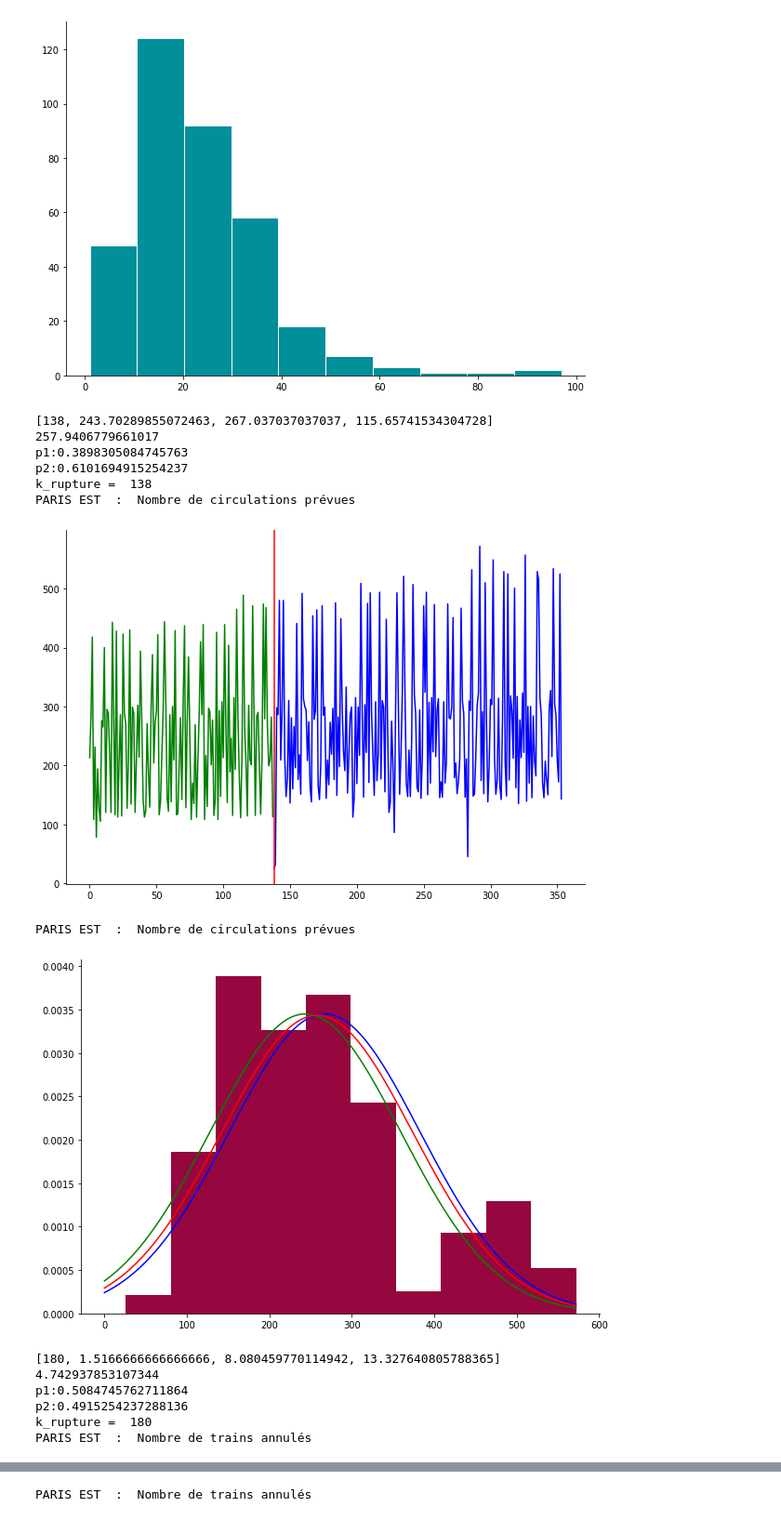
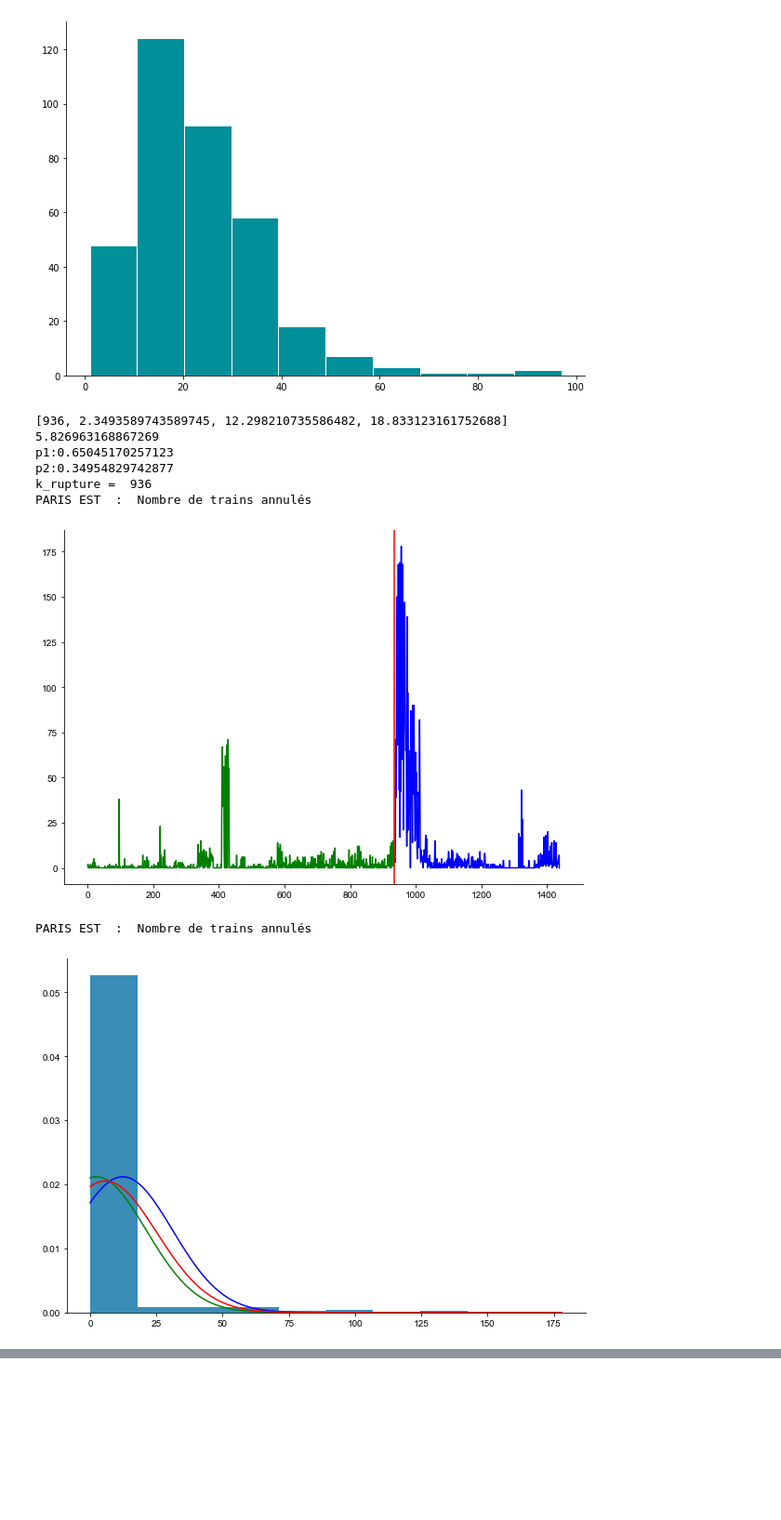
Before and after one commit to Paulthibaud/change-Point-model, a Jupyter notebook: SNCF_TGV-Copy1.ipynb, the cells around one changed output, grey strips where cells are left out. Shown at 93% size. Cells and saved outputs as stored; diff of their text form; code cells hidden in the pictures; blank space fills up the shorter version.

```diff
--- a/SNCF_TGV-Copy1.ipynb
+++ b/SNCF_TGV-Copy1.ipynb
@@ -329,7 +329,7 @@ import numpy as np
 def normal(x, mu_, sigma_):
     return (1/np.sqrt(2*np.pi*sigma_**2)) * np.exp(-1/2 * (x-mu_)**2/sigma_**2)
 
-import numpy
+
 def log_vraisemblance(data,mu1, mu2, sigma_,k):
     sums =  -1/(2*sigma_**2)*np.sum((data[:k] - mu1)**2) - 1/(2*sigma_**2) * np.sum((data[k:] - mu2)**2)
     return sums
@@ -344,7 +344,7 @@ def rupture(X):
         if ((mu1!=0) & (mu2 != 0)):
             log_ = log_vraisemblance(X,mu1,mu2,sigma_,k)
             logv_.append(log_)
-    kmax = (numpy.where(logv_ == max(logv_))[0])[0]
+    kmax = (np.where(logv_ == max(logv_))[0])[0]
     return [kmax,np.mean(X[:kmax]),np.mean(X[kmax:]),sigma_]
 # %%
 def Etat(gare,nom, colonne):
@@ -390,7 +390,7 @@ def Etat(gare,nom, colonne):
     ax1.xaxis.set_ticks_position('bottom')
     #ax1.set_yticks([])
 
-    plt.hist(gare[colonne].values,color=numpy.random.rand(3),density =True)
+    plt.hist(gare[colonne].values,color=np.random.rand(3),density =True)
 
     plt.plot(P1,color='g')
     plt.plot(P2,color='b')
@@ -398,24 +398,17 @@ def Etat(gare,nom, colonne):
     plt.show()
 # %%
 def etat_gare(gare,nom):
-    gare_1=df[df['Gare de départ']=='PARIS EST']
-    Etat(gare_1,nom,'Nombre de circulations prévues')
+    gare_1=gare
     Etat(gare_1,nom,'Nombre de trains annulés')
 # %%
-etat_gare(df,"PARIS EST")
+etat_gare(df[df['Gare de départ']=='PARIS LYON'],"PARIS EST")
 # %% [output]
-[138, 243.70289855072463, 267.037037037037, 115.65741534304728]
-257.9406779661017
-p1:0.3898305084745763
-p2:0.6101694915254237
-k_rupture =  138
-PARIS EST  :  Nombre de circulations prévues
+[936, 2.3493589743589745, 12.298210735586482, 18.833123161752688]
+5.826963168867269
+p1:0.65045170257123
+p2:0.34954829742877
+k_rupture =  936
+PARIS EST  :  Nombre de trains annulés
-[figure, old version]
+[figure, new version]
-PARIS EST  :  Nombre de circulations prévues
+PARIS EST  :  Nombre de trains annulés
-[figure, old version]
+[figure, new version]
-[180, 1.5166666666666666, 8.080459770114942, 13.327640805788365]
-4.742937853107344
-p1:0.5084745762711864
-p2:0.4915254237288136
-k_rupture =  180
-PARIS EST  :  Nombre de trains annulés
@@ -423 +414,0 @@ PARIS EST  :  Nombre de trains annulés
-PARIS EST  :  Nombre de trains annulés
```
Also changed, not shown: parts of 4 cells of this notebook, 2 other files.
